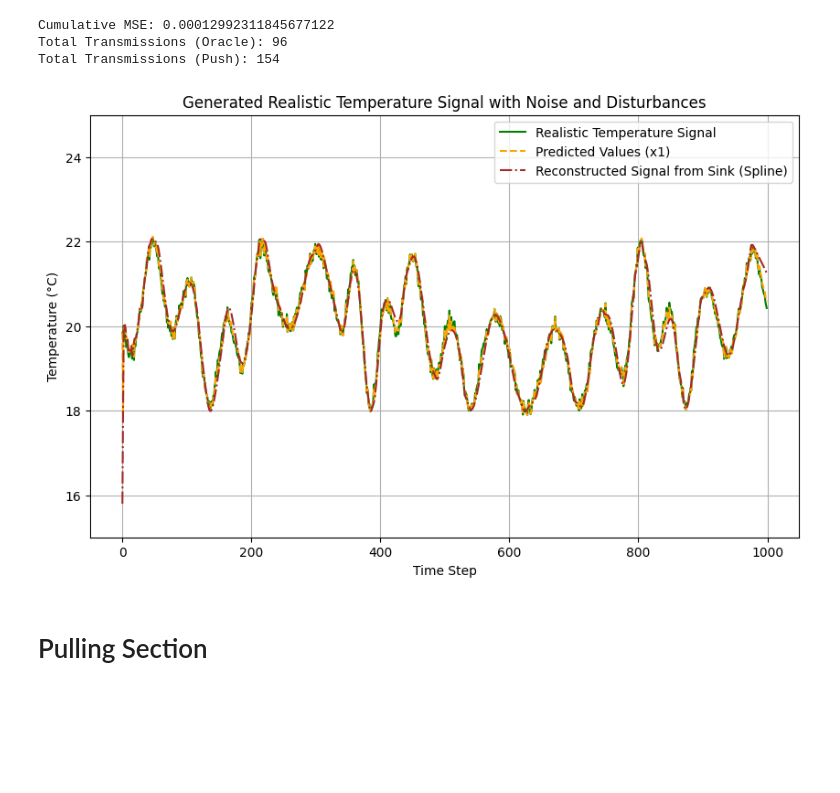
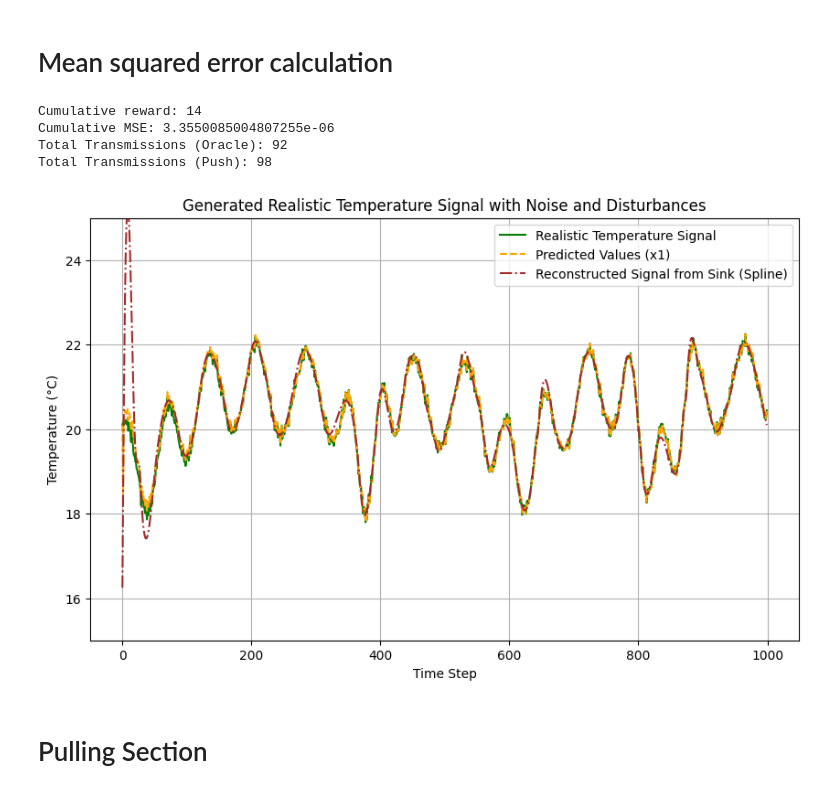
Before and after one commit to sokistar24/push_pull, a Jupyter notebook: push_pull_voi_compare.ipynb, the cells around one changed output. Drawn from its saved outputs; the diff is of its cells as text; code cells hidden in the pictures; blank space fills up the shorter version.

```diff
--- a/push_pull_voi_compare.ipynb
+++ b/push_pull_voi_compare.ipynb
@@ -164,3 +590,5 @@ Total Transmissions (Normal): 120
+# %% [markdown]
+# Mean squared error calculation
 # %%
 import numpy as np
 import matplotlib.pyplot as plt
@@ -185,7 +613,7 @@ def push_based_system_voi(z_temp, time_steps, threshold, beta_1, beta_2, delta_t
     oracle_transmission_count = 0
     last_update_time = 0
     #voi_mse_list = []
-
+    reward = 0
     # Initialize the oracle's last transmitted value
     oracle_last_transmitted_value = z_temp[0]
     predicted_values = [z_temp[0]]  # Initialize with the first value (for t=0)
@@ -207,13 +635,17 @@ def push_based_system_voi(z_temp, time_steps, threshold, beta_1, beta_2, delta_t
             oracle_transmission_times.append(t)
             oracle_transmission_count += 1
             #oracle_last_transmitted_value = measured_value
+            if np.abs(x2*delta) > threshold:
+                reward += 1
+            else:
+                reward -= 1
 
 
         # Oracle decision (transmit only if VoI > threshold)
         #if np.abs( xmeasured_value - oracle_last_transmitted_value) > threshold:
         delta = t - last_update_time
-        if np.abs(x2*delta) > threshold:
-        #if np.abs( x1 - last_state_value ) > threshold:
+        #if np.abs(x2*delta) > threshold:
+        if np.abs( x1 - last_state_value ) > threshold:
               # Update the last transmitted value
              # Store the time of oracle transmission
             predicted_at_transmissions.append(x1)  # Store the predicted value at this transmission point
@@ -230,7 +662,7 @@ def push_based_system_voi(z_temp, time_steps, threshold, beta_1, beta_2, delta_t
     cumulative_mse += mse
     cumulative_mse = cumulative_mse / push_transmission_count
 
-    return cumulative_mse, push_transmission_count, oracle_transmission_count,predicted_values, oracle_transmission_times,push_transmission_times, predicted_at_transmissions, transmitted_values
+    return reward,cumulative_mse, push_transmission_count, oracle_transmission_count,predicted_values, oracle_transmission_times,push_transmission_times, predicted_at_transmissions, transmitted_values
 
 
 # Generate realistic temperature signal with dynamic amplitude, random phase shifts, and irregular periods
@@ -268,45 +700,47 @@ beta_2 = 0.1  # dEWMA beta_2
 delta_t = 1  # Time step for the rate of change
 
 # Run the experiment for the push-based system with VoI calculation
-cumulative_mse, push_transmission_count, oracle_transmission_count,predicted_values, oracle_transmission_times, push_transmission_times, predicted_at_transmissions, transmitted_values = push_based_system_voi(T_realistic, total_time, threshold, beta_1, beta_2, delta_t)
+reward, cumulative_mse, push_transmission_count, oracle_transmission_count,predicted_values, oracle_transmission_times, push_transmission_times, predicted_at_transmissions, transmitted_values = push_based_system_voi(T_realistic, total_time, threshold, beta_1, beta_2, delta_t)
 
 # Output Results
+print(f"Cumulative reward: {reward}")
 print(f"Cumulative MSE: {cumulative_mse}")
 print(f"Total Transmissions (Oracle): {oracle_transmission_count}")
 print(f"Total Transmissions (Push): {push_transmission_count}")
 
 
 # Plot the generated temperature signal with noise and disturbances
 plt.figure(figsize=(10, 6))
 plt.plot(t, T_realistic, label="Realistic Temperature Signal", color='green')
 plt.xlabel("Time Step")
 plt.ylabel("Temperature (°C)")
 plt.title("Generated Realistic Temperature Signal with Noise and Disturbances")
 plt.ylim(15, 25)
 
 
 # Plot the predicted values (based on x1 from dEWMA)
 plt.plot(t, predicted_values, label="Predicted Values (x1)", color='orange', linestyle='--')
 
 
 # Reconstruct the temperature path using spline interpolation from transmitted data
 transmitted_times, transmitted_x1_values, transmitted_x2_values = zip(*transmitted_values)
 
 # Spline fitting: Use cubic spline interpolation to reconstruct the signal
 spline_reconstruction = CubicSpline(transmitted_times, transmitted_x1_values, bc_type='natural')
 reconstructed_signal = spline_reconstruction(t)
 
 # Plot the reconstructed signal
 plt.plot(t, reconstructed_signal, label="Reconstructed Signal from Sink (Spline)", color='brown', linestyle='-.')
 
 plt.legend()
 plt.grid(True)
 plt.show()
 # %% [output]
-Cumulative MSE: 0.00012992311845677122
-Total Transmissions (Oracle): 96
-Total Transmissions (Push): 154
+Cumulative reward: 14
+Cumulative MSE: 3.3550085004807255e-06
+Total Transmissions (Oracle): 92
+Total Transmissions (Push): 98
-[figure, old version]
+[figure, new version]
 # %% [markdown]
 # Pulling Section
 # %%
```
Also changed, not shown: parts of 16 cells of this notebook, 4 other files.
